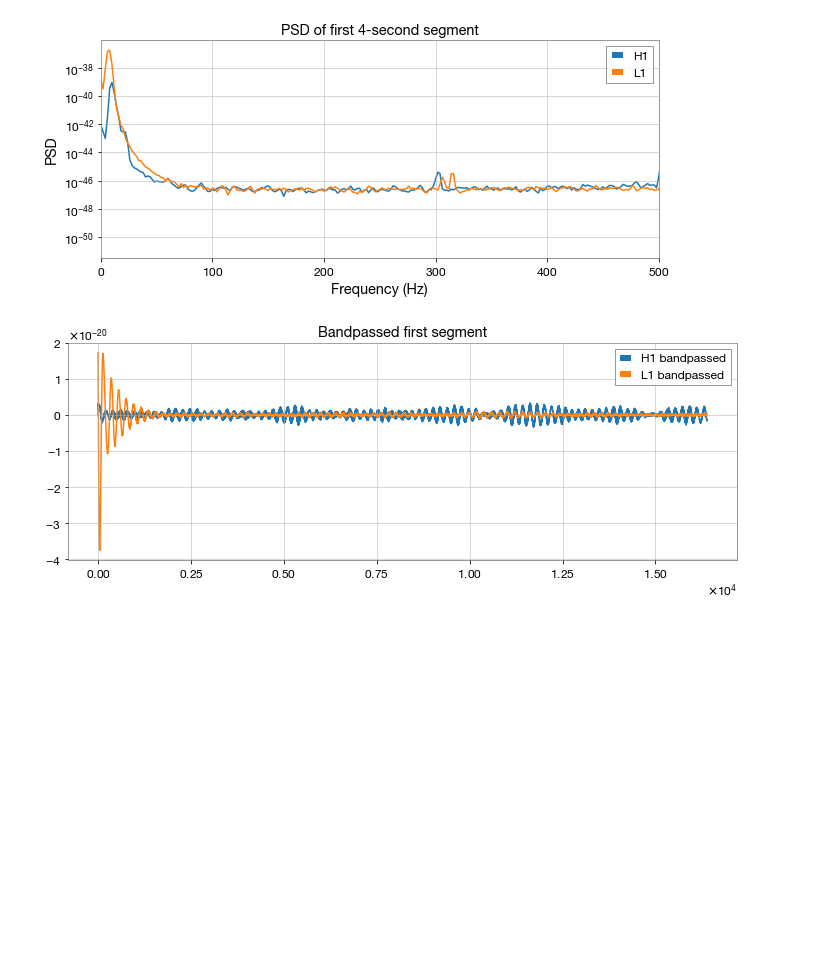
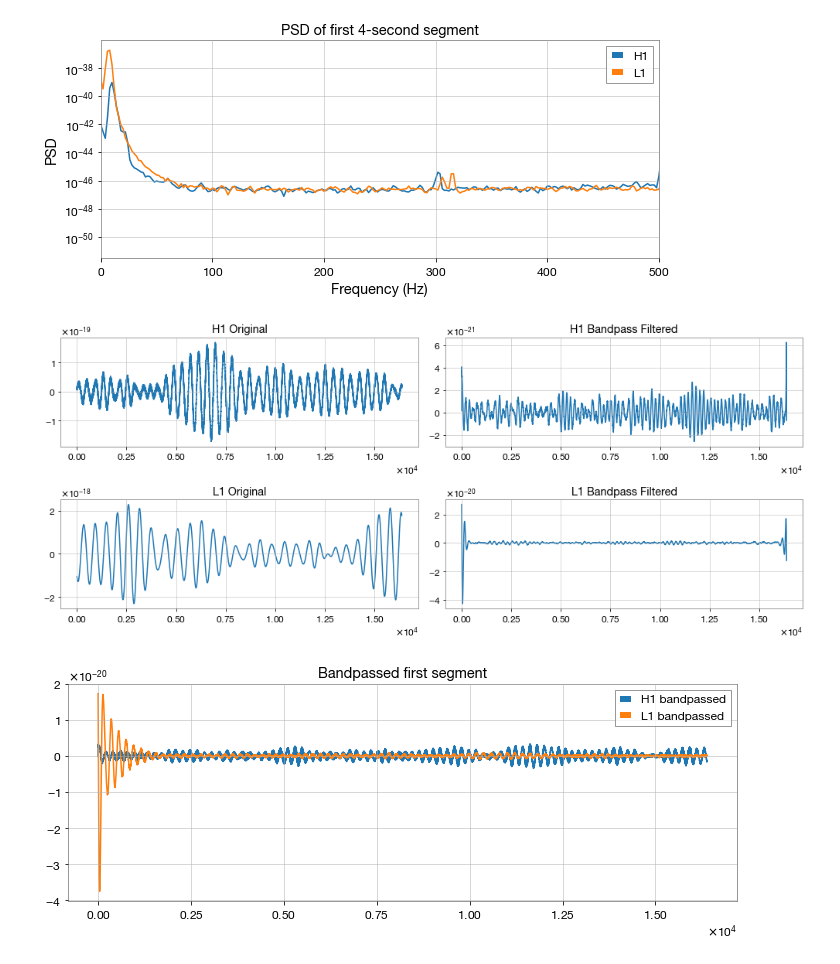
Before and after one commit to alilordifar/gravitational-wave-ml-pipeline, a Jupyter notebook: notebooks/LIGO.ipynb, the cells around one changed output. Cells and saved outputs as stored; diff of their text form; code cells hidden in the pictures; blank space fills up the shorter version.

```diff
--- a/notebooks/LIGO.ipynb
+++ b/notebooks/LIGO.ipynb
@@ -145,6 +228,69 @@ plt.legend()
 plt.show()
 # %% [output]
 [figure]
+# %%
+# -----------------------------
+# Bandpass filter function
+# -----------------------------
+def bandpass_filter(signal, lowcut, highcut, fs, order=4):
+
+    nyquist = 0.5 * fs
+
+    low = lowcut / nyquist
+    high = highcut / nyquist
+
+    b, a = butter(order, [low, high], btype='band')
+
+    filtered_signal = filtfilt(b, a, signal)
+
+    return filtered_signal
+
+
+# ---------------------------------
+# Apply filter
+# ---------------------------------
+lowcut = 20
+highcut = 300
+
+h1_filtered = bandpass_filter(
+    h1_segments[0],
+    lowcut,
+    highcut,
+    sample_rate
+)
+
+l1_filtered = bandpass_filter(
+    l1_segments[0],
+    lowcut,
+    highcut,
+    sample_rate
+)
+
+# ---------------------------------
+# Plot original vs filtered
+# ---------------------------------
+fig, axes = plt.subplots(2, 2, figsize=(14, 6))
+
+# H1 original
+axes[0,0].plot(h1_segments[0])
+axes[0,0].set_title("H1 Original")
+
+# H1 filtered
+axes[0,1].plot(h1_filtered)
+axes[0,1].set_title("H1 Bandpass Filtered")
+
+# L1 original
+axes[1,0].plot(l1_segments[0])
+axes[1,0].set_title("L1 Original")
+
+# L1 filtered
+axes[1,1].plot(l1_filtered)
+axes[1,1].set_title("L1 Bandpass Filtered")
+
+plt.tight_layout()
+plt.show()
+# %% [output]
+[figure, added]
 # %%
 #h1_bp = bandpass_filter(h1_segments[0], 20, 500, sample_rate)
 #l1_bp = bandpass_filter(l1_segments[0], 20, 500, sample_rate)
```
Also changed, not shown: parts of 6 cells of this notebook.
